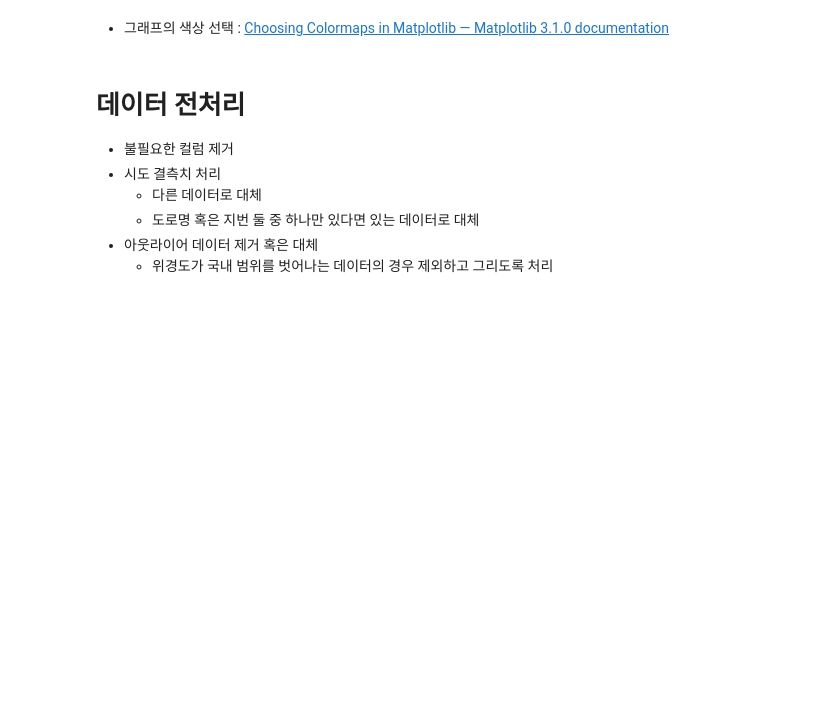
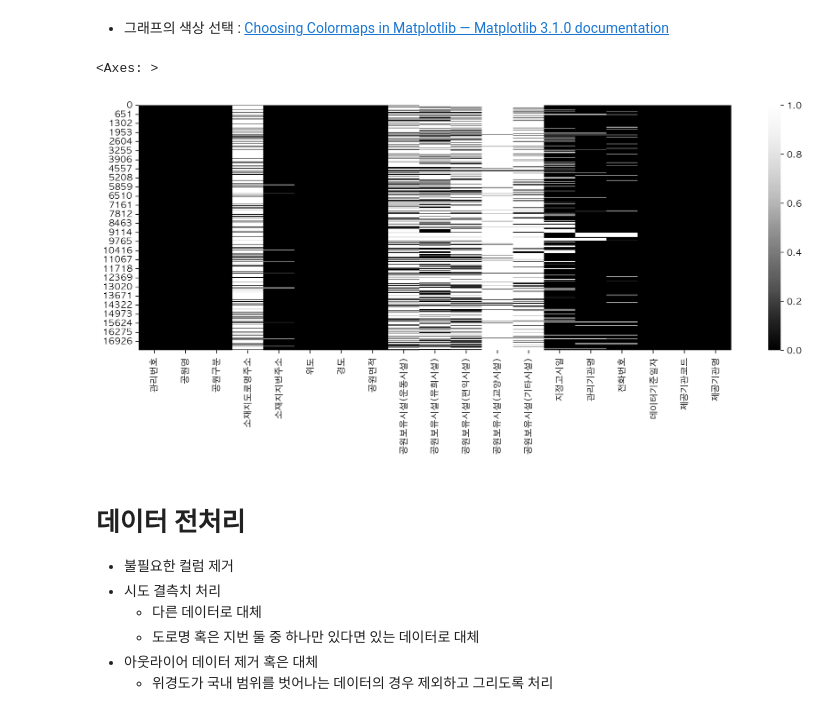
Before and after one commit to online5880/Public-Data-Analysis-in-Python, a Jupyter notebook: park/05_park_input.ipynb, the cells around one changed output. Cells and saved outputs as stored; diff of their text form; code cells hidden in the pictures; blank space fills up the shorter version.

```diff
--- a/park/05_park_input.ipynb
+++ b/park/05_park_input.ipynb
@@ -189,6 +218,13 @@ dtype: int64
 * 그래프의 색상 선택 : [Choosing Colormaps in Matplotlib — Matplotlib 3.1.0 documentation](https://matplotlib.org/3.1.0/tutorials/colors/colormaps.html)
 # %%
 # seaborn을 통해 위와 같은 결측치 그래프를 그려봅니다.
+null = df.isnull()
+
+plt.figure(figsize=(15,5))
+sns.heatmap(null,cmap='Greys_r')
+# %% [output]
+<Axes: >
+[figure, added]
 # %% [markdown]
 # 데이터 전처리
 * 불필요한 컬럼 제거
```
Also changed, not shown: parts of 2 cells of this notebook.
